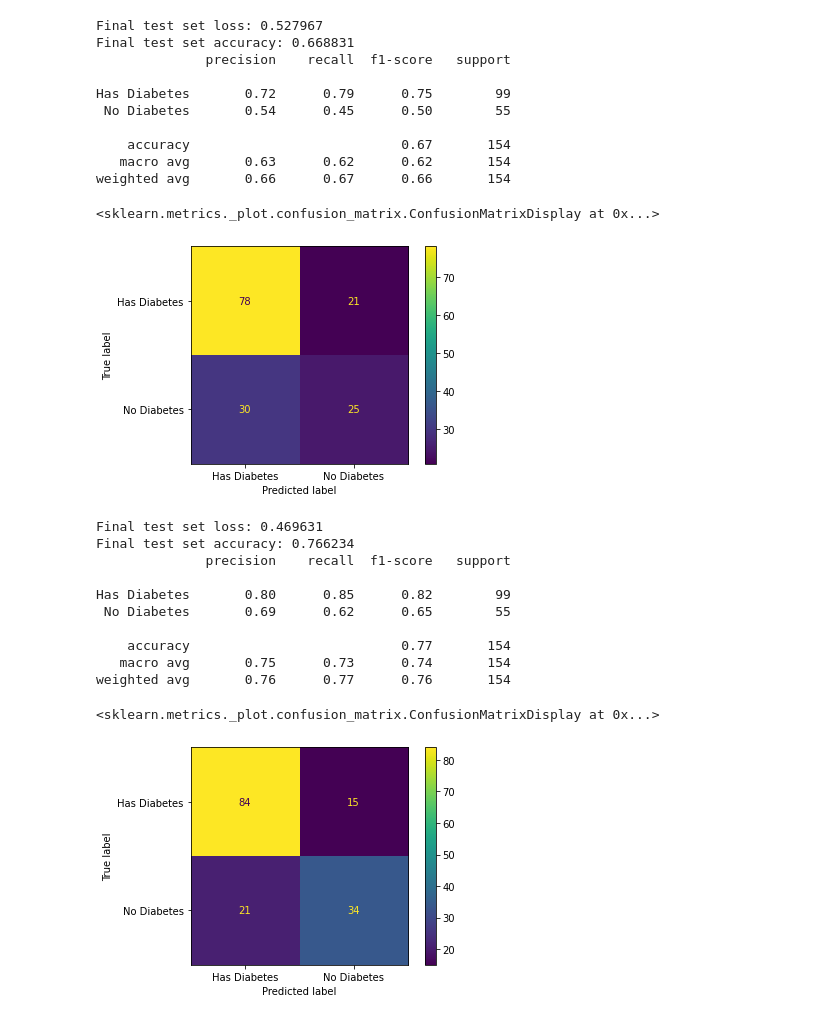
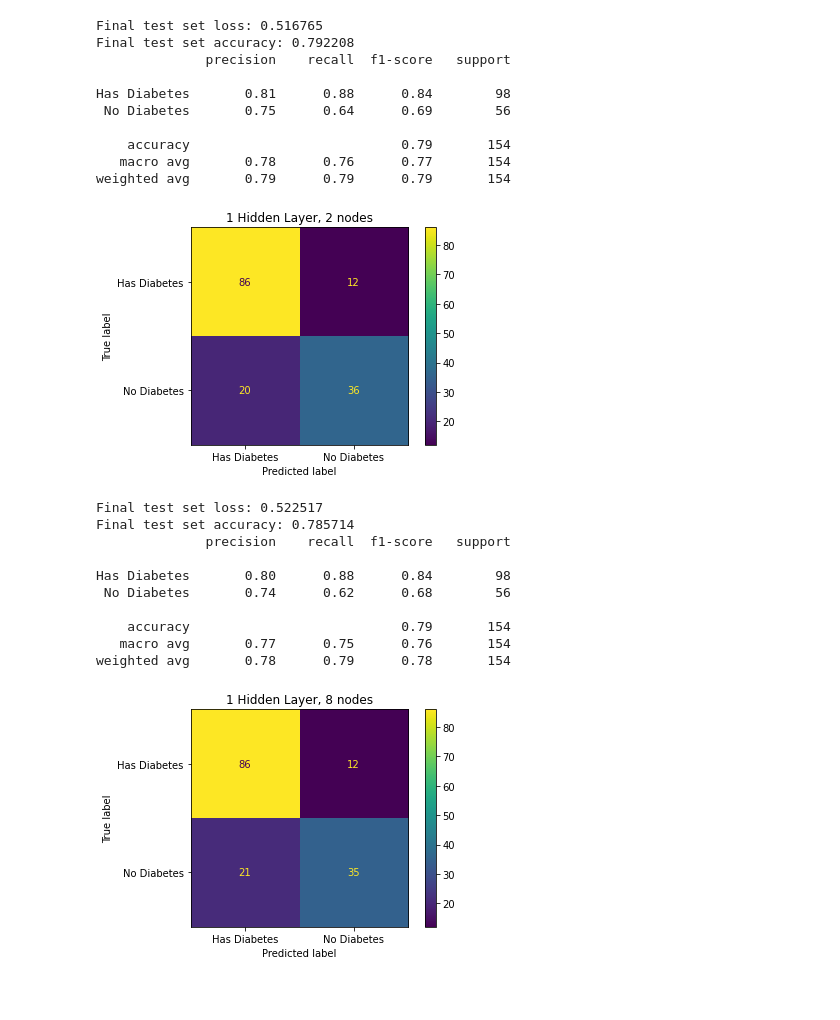
Before and after one commit to lance-gomes/ECE457B, a Jupyter notebook: A2/q1.ipynb, the cells around one changed output. Cells and saved outputs as stored; diff of their text form; code cells hidden in the pictures; blank space fills up the shorter version.

```diff
--- a/A2/q1.ipynb
+++ b/A2/q1.ipynb
@@ -44,48 +51,71 @@ Sample train data: [[0.05882353 0.         0.60655738 0.2020202  0.02718676 0.41
 Sample train labels: [[1. 0.]]
 # %%
-# 1 Hidden Layer, 1 nodes, 2 nodes in output layer
 mlp = keras.models.Sequential()
 
-mlp.add(Dense(3, activation="sigmoid", input_shape=(8,)))
+mlp.add(Dense(2, activation="sigmoid", input_shape=(8,)))
 mlp.add(Dense(2, activation='softmax', name='output'))
 
 optimizer = Adam(lr=0.001)
 mlp.compile(optimizer, loss='categorical_crossentropy', metrics=['accuracy'])
-mlp.fit(x_train, y_train_enc, verbose=0, batch_size=5, epochs=100)
+
+callbacks = [
+    keras.callbacks.EarlyStopping(
+        # Stop training when `val_loss` is no longer improving
+        monitor="val_loss",
+        # "no longer improving" being defined as "no better than 1e-2 less"
+        min_delta=0.0001,
+        # "no longer improving" being further defined as "for at least 2 epochs"
+        patience=50,
+        verbose=1,
+    )
+]
+
+mlp.fit(x_train, y_train_enc, verbose=0, batch_size=5, epochs=500, validation_split=0.2, callbacks=callbacks)
 results = mlp.evaluate(x_test, y_test_enc, verbose=0)
 
 print('Final test set loss: {:4f}'.format(results[0]))
 print('Final test set accuracy: {:4f}'.format(results[1]))
 
 class_results = mlp.predict_classes(x_test)
 confusion_matrix_vals = confusion_matrix(y_test, class_results)
 print(classification_report(y_test, class_results, target_names=class_names))
 
 disp1 = ConfusionMatrixDisplay(confusion_matrix=confusion_matrix_vals, display_labels=class_names)
 disp1.plot()
+plt.title("1 Hidden Layer, 2 nodes")
+plt.show()
 # %% [output]
-Final test set loss: 0.527967
-Final test set accuracy: 0.668831
+Final test set loss: 0.516765
+Final test set accuracy: 0.792208
               precision    recall  f1-score   support
 
-Has Diabetes       0.72      0.79      0.75        99
- No Diabetes       0.54      0.45      0.50        55
+Has Diabetes       0.81      0.88      0.84        98
+ No Diabetes       0.75      0.64      0.69        56
 
-    accuracy                           0.67       154
-   macro avg       0.63      0.62      0.62       154
-weighted avg       0.66      0.67      0.66       154
+    accuracy                           0.79       154
+   macro avg       0.78      0.76      0.77       154
+weighted avg       0.79      0.79      0.79       154
-<sklearn.metrics._plot.confusion_matrix.ConfusionMatrixDisplay at 0x...>
-[figure, old version]
+[figure, new version]
 # %%
-# 1 Hidden Layer, 1 nodes, 2 nodes in output layer
 mlp = keras.models.Sequential()
 
-mlp.add(Dense(10, activation="sigmoid", input_shape=(8,)))
+mlp.add(Dense(8, activation="sigmoid", input_shape=(8,)))
 mlp.add(Dense(2, activation='softmax', name='output'))
 
 optimizer = Adam(lr=0.001)
 mlp.compile(optimizer, loss='categorical_crossentropy', metrics=['accuracy'])
-mlp.fit(x_train, y_train_enc, verbose=0, batch_size=5, epochs=100)
+callbacks = [
+    keras.callbacks.EarlyStopping(
+        # Stop training when `val_loss` is no longer improving
+        monitor="val_loss",
+        # "no longer improving" being defined as "no better than 1e-2 less"
+        min_delta=0.0001,
+        # "no longer improving" being further defined as "for at least 2 epochs"
+        patience=50,
+        verbose=1,
+    )
+]
+mlp.fit(x_train, y_train_enc, verbose=0, batch_size=5, epochs=500, validation_split=0.2, callbacks=callbacks)
 results = mlp.evaluate(x_test, y_test_enc, verbose=0)
 
 print('Final test set loss: {:4f}'.format(results[0]))
@@ -97,17 +127,18 @@ print(classification_report(y_test, class_results, target_names=class_names))
 
 disp1 = ConfusionMatrixDisplay(confusion_matrix=confusion_matrix_vals, display_labels=class_names)
 disp1.plot()
+plt.title("1 Hidden Layer, 8 nodes")
+plt.show()
 # %% [output]
-Final test set loss: 0.469631
-Final test set accuracy: 0.766234
+Final test set loss: 0.522517
+Final test set accuracy: 0.785714
               precision    recall  f1-score   support
 
-Has Diabetes       0.80      0.85      0.82        99
- No Diabetes       0.69      0.62      0.65        55
+Has Diabetes       0.80      0.88      0.84        98
+ No Diabetes       0.74      0.62      0.68        56
 
-    accuracy                           0.77       154
-   macro avg       0.75      0.73      0.74       154
-weighted avg       0.76      0.77      0.76       154
+    accuracy                           0.79       154
+   macro avg       0.77      0.75      0.76       154
+weighted avg       0.78      0.79      0.78       154
-<sklearn.metrics._plot.confusion_matrix.ConfusionMatrixDisplay at 0x...>
-[figure, old version]
+[figure, new version]
 # %%
```
Also changed, not shown: parts of 23 cells of this notebook.
